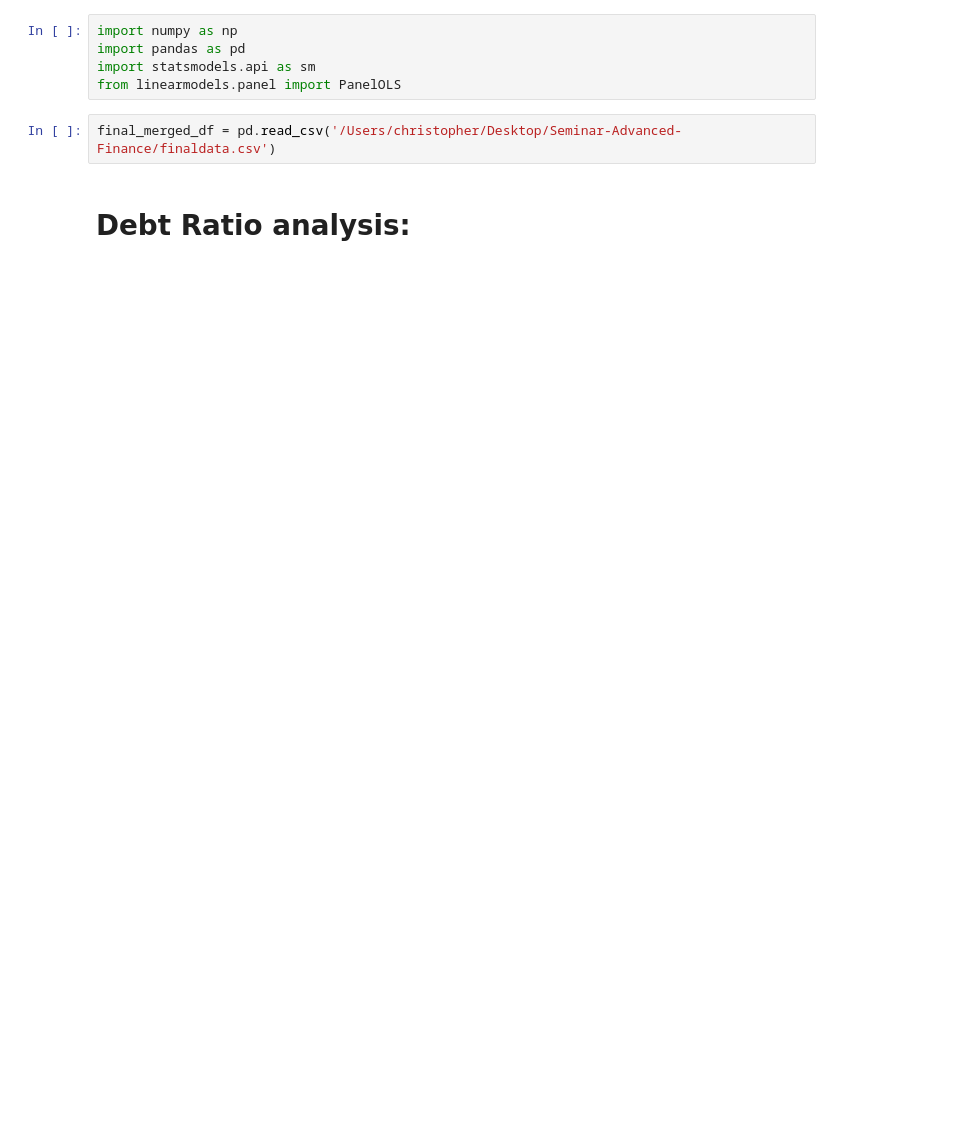
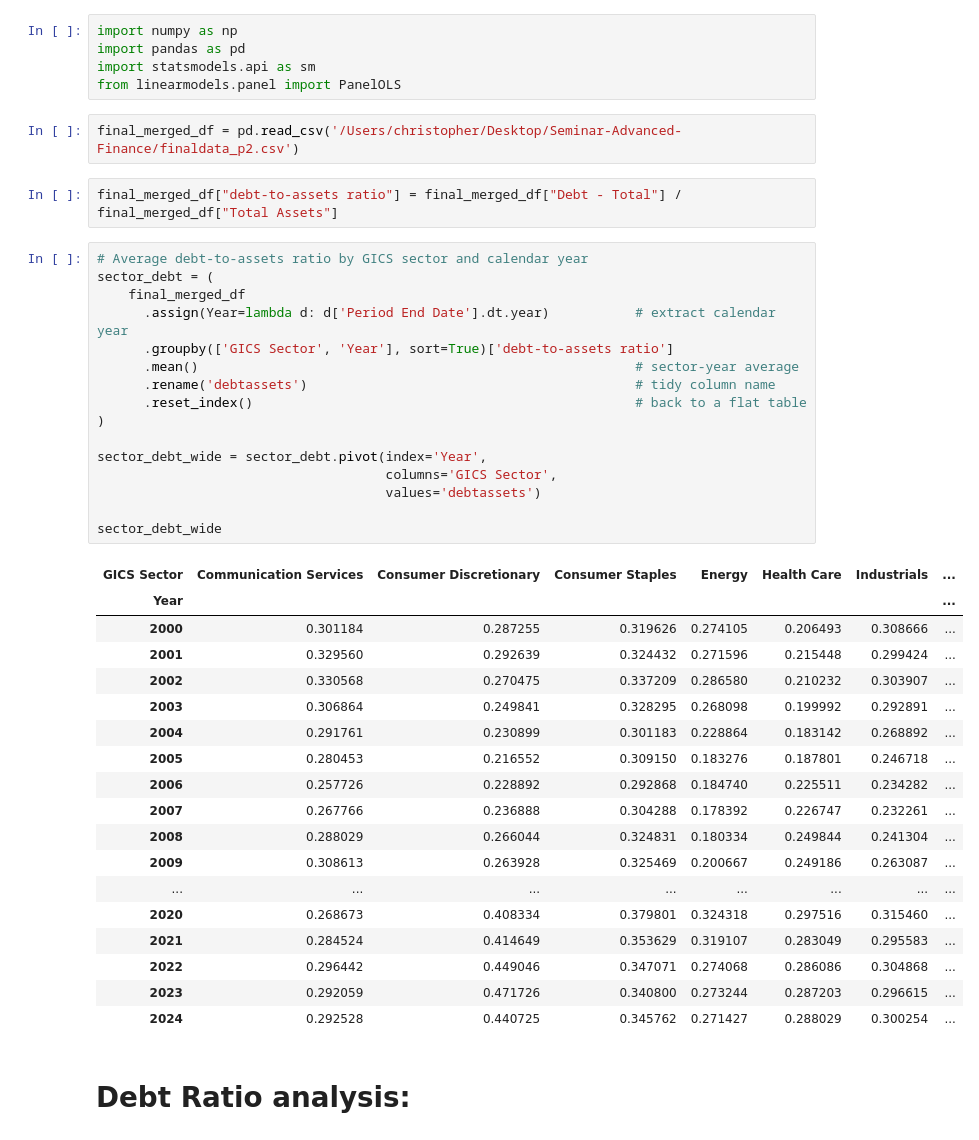
Before and after one commit to Tml710/Seminar-Advanced-Finance, a Jupyter notebook: FE analysis.ipynb, the cells around one changed output. Drawn from its saved outputs; the diff is of its cells as text; blank space fills up the shorter version.

```diff
--- a/FE analysis.ipynb
+++ b/FE analysis.ipynb
@@ -4,7 +4,44 @@ import pandas as pd
 import statsmodels.api as sm
 from linearmodels.panel import PanelOLS
 # %%
-final_merged_df = pd.read_csv('/Users/christopher/Desktop/Seminar-Advanced-Finance/finaldata.csv')
+final_merged_df = pd.read_csv('/Users/christopher/Desktop/Seminar-Advanced-Finance/finaldata_p2.csv')
+# %%
+final_merged_df["debt-to-assets ratio"] = final_merged_df["Debt - Total"] / final_merged_df["Total Assets"]
+# %%
+# Average debt-to-assets ratio by GICS sector and calendar year
+sector_debt = (
+    final_merged_df
+      .assign(Year=lambda d: d['Period End Date'].dt.year)           # extract calendar year
+      .groupby(['GICS Sector', 'Year'], sort=True)['debt-to-assets ratio']
+      .mean()                                                        # sector-year average
+      .rename('debtassets')                                          # tidy column name
+      .reset_index()                                                 # back to a flat table
+)
+
+sector_debt_wide = sector_debt.pivot(index='Year',
+                                     columns='GICS Sector',
+                                     values='debtassets')
+
+sector_debt_wide
+# %% [output]
+| GICS Sector | Communication Services | Consumer Discretionary | Consumer Staples | Energy | Health Care | Industrials | ... |
+| Year |  |  |  |  |  |  | ... |
+| 2000 | 0.301184 | 0.287255 | 0.319626 | 0.274105 | 0.206493 | 0.308666 | ... |
+| 2001 | 0.329560 | 0.292639 | 0.324432 | 0.271596 | 0.215448 | 0.299424 | ... |
+| 2002 | 0.330568 | 0.270475 | 0.337209 | 0.286580 | 0.210232 | 0.303907 | ... |
+| 2003 | 0.306864 | 0.249841 | 0.328295 | 0.268098 | 0.199992 | 0.292891 | ... |
+| 2004 | 0.291761 | 0.230899 | 0.301183 | 0.228864 | 0.183142 | 0.268892 | ... |
+| 2005 | 0.280453 | 0.216552 | 0.309150 | 0.183276 | 0.187801 | 0.246718 | ... |
+| 2006 | 0.257726 | 0.228892 | 0.292868 | 0.184740 | 0.225511 | 0.234282 | ... |
+| 2007 | 0.267766 | 0.236888 | 0.304288 | 0.178392 | 0.226747 | 0.232261 | ... |
+| 2008 | 0.288029 | 0.266044 | 0.324831 | 0.180334 | 0.249844 | 0.241304 | ... |
+| 2009 | 0.308613 | 0.263928 | 0.325469 | 0.200667 | 0.249186 | 0.263087 | ... |
+| ... | ... | ... | ... | ... | ... | ... | ... |
+| 2020 | 0.268673 | 0.408334 | 0.379801 | 0.324318 | 0.297516 | 0.315460 | ... |
+| 2021 | 0.284524 | 0.414649 | 0.353629 | 0.319107 | 0.283049 | 0.295583 | ... |
+| 2022 | 0.296442 | 0.449046 | 0.347071 | 0.274068 | 0.286086 | 0.304868 | ... |
+| 2023 | 0.292059 | 0.471726 | 0.340800 | 0.273244 | 0.287203 | 0.296615 | ... |
+| 2024 | 0.292528 | 0.440725 | 0.345762 | 0.271427 | 0.288029 | 0.300254 | ... |
 # %% [markdown]
 # Debt Ratio analysis:
 # %%
```
Also changed, not shown: parts of 8 cells of this notebook, 5 other files.
